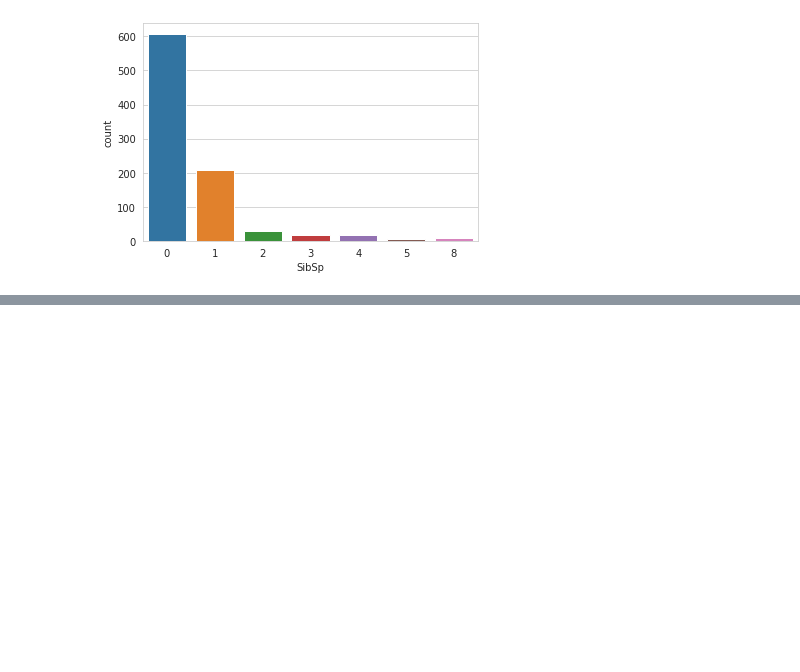
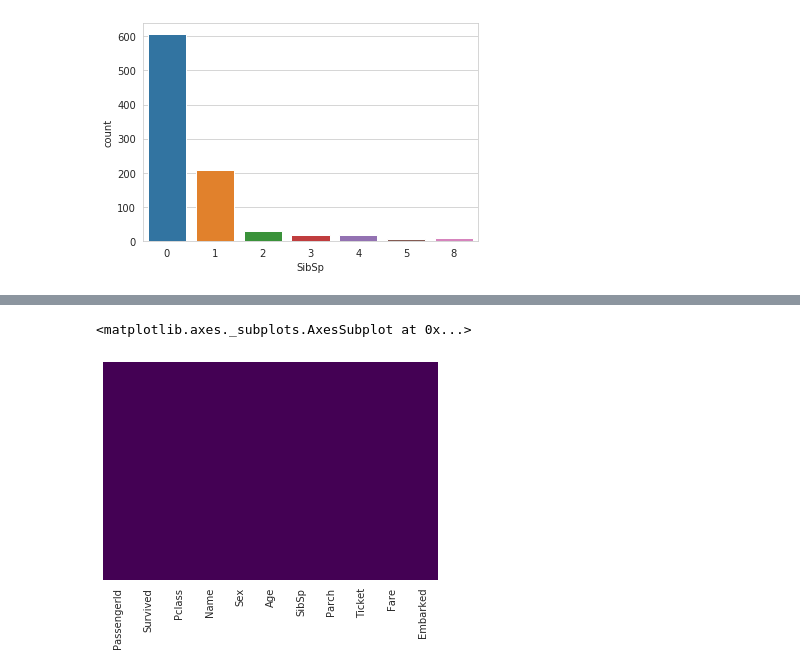
Before and after one commit to vlopez0392/Python-for-DS-and-ML-Bootcamp, a Jupyter notebook: 12-Logistic_Regression/01-Logistic_Regression_with_Python.ipynb, the cells around one changed output, grey strips where cells are left out. Cells and saved outputs as stored; diff of their text form; code cells hidden in the pictures; blank space fills up the shorter version.

```diff
--- a/12-Logistic_Regression/01-Logistic_Regression_with_Python.ipynb
+++ b/12-Logistic_Regression/01-Logistic_Regression_with_Python.ipynb
@@ -145,0 +248,5 @@ train['Fare'].plot(kind = 'hist', bins = 30)
+# %%
+### Dealing with the cabin column
+
+##Too much missing data -> It is better to drop this column altogether
+train.drop('Cabin', axis = 1, inplace = True)
@@ -145,0 +262,6 @@ train['Fare'].plot(kind = 'hist', bins = 30)
+# %%
+### Checkig the heatmap again:
+sns.heatmap(train.isnull(), yticklabels = False, cbar = False, cmap = 'viridis')
+# %% [output]
+<matplotlib.axes._subplots.AxesSubplot at 0x...>
+[figure, added]
```
Also changed, not shown: parts of 37 cells of this notebook, 1 other file.
